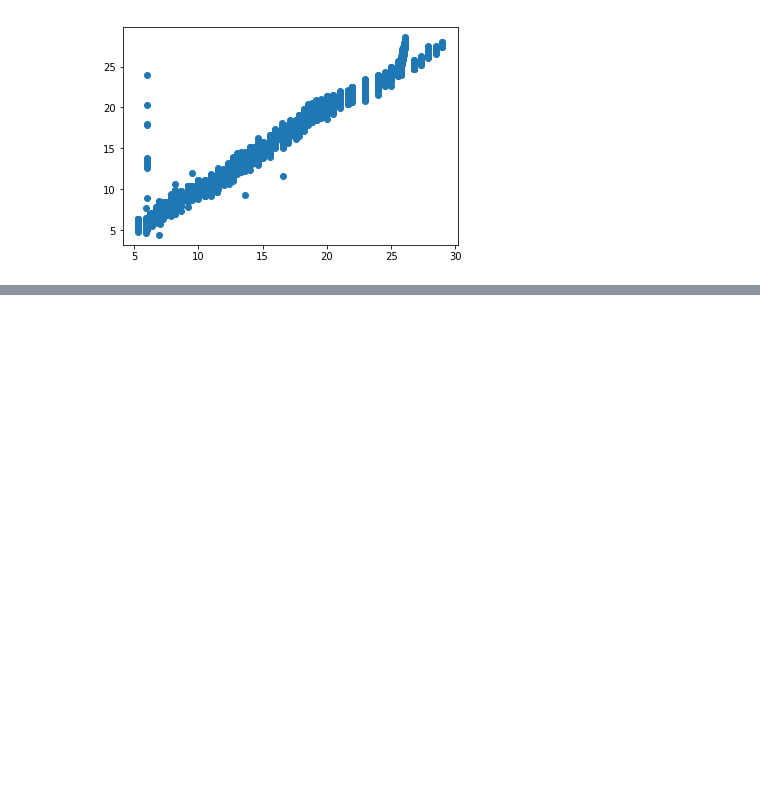
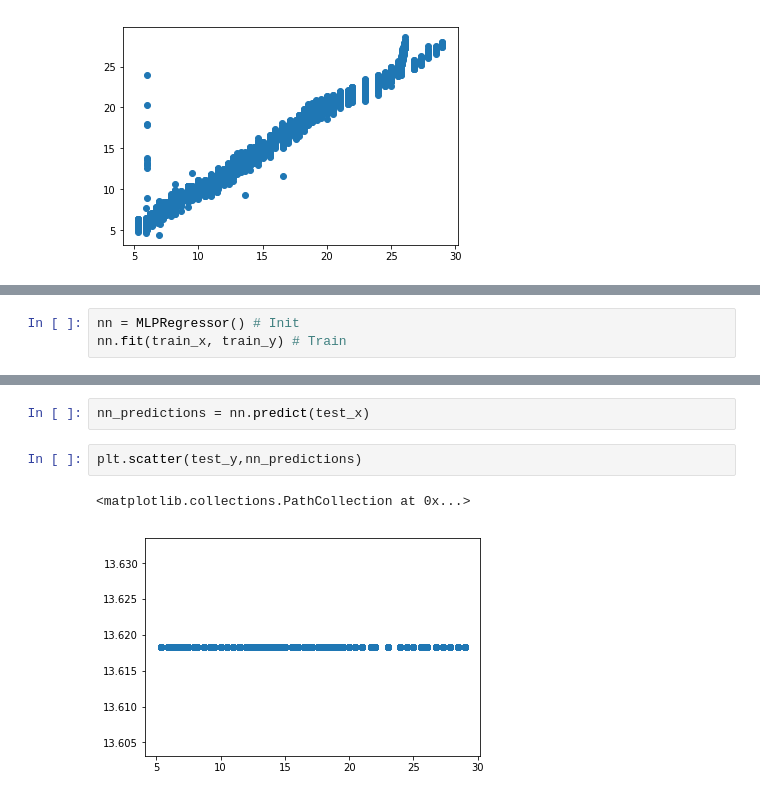
Before and after one commit to heminjoshi/Lending-Club, a Jupyter notebook: code/Prediction.ipynb, the cells around one changed output, grey strips where cells are left out. Saved outputs shown, nothing was run; the diff lists cells and outputs as text; blank space fills up the shorter version.

```diff
--- a/code/Prediction.ipynb
+++ b/code/Prediction.ipynb
@@ -136,0 +267,3 @@ plt.scatter(test_y,lr_predictions)
+# %%
+nn = MLPRegressor() # Init
+nn.fit(train_x, train_y) # Train
@@ -136,0 +307,7 @@ plt.scatter(test_y,lr_predictions)
+# %%
+nn_predictions = nn.predict(test_x)
+# %%
+plt.scatter(test_y,nn_predictions)
+# %% [output]
+<matplotlib.collections.PathCollection at 0x...>
+[figure, added]
```
Also changed, not shown: parts of 19 cells of this notebook, 1 other file.
